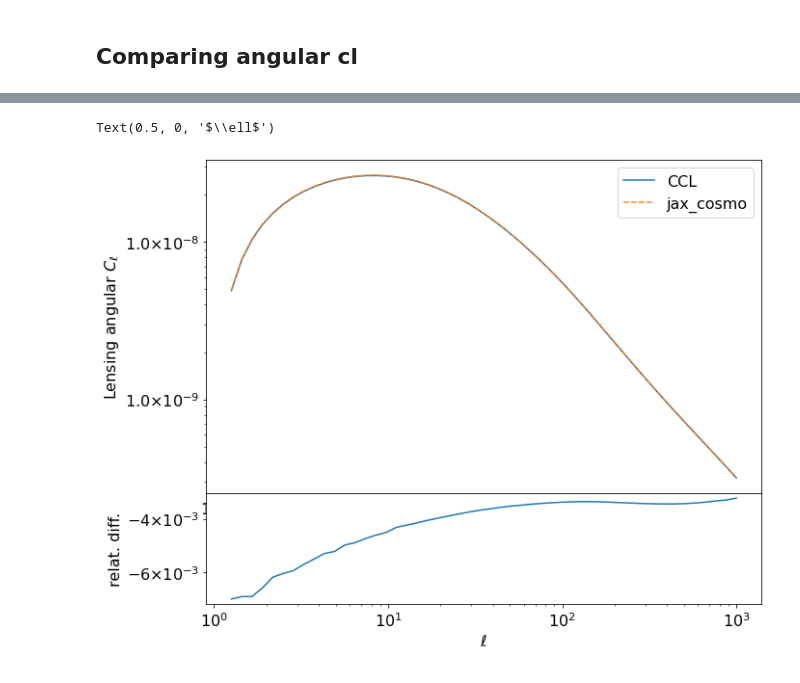
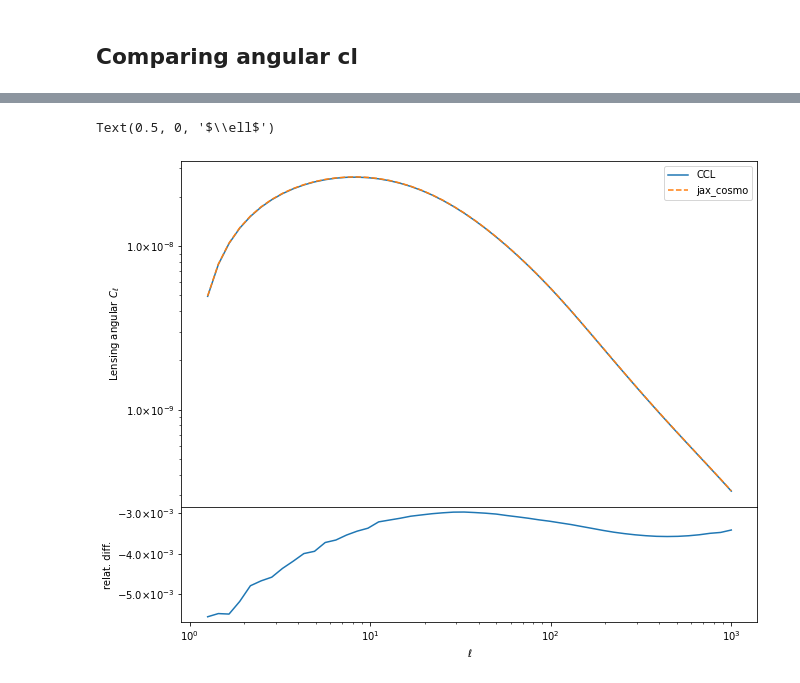
Before and after one commit to DifferentiableUniverseInitiative/jax-cosmo-paper, a Jupyter notebook: notebooks/CCL_comparison.ipynb, the cells around one changed output, grey strips where cells are left out. Cells and saved outputs as stored; diff of their text form; code cells hidden in the pictures.

```diff
--- a/notebooks/CCL_comparison.ipynb
+++ b/notebooks/CCL_comparison.ipynb
@@ -50,6 +58,7 @@ ccl.__version__
 # We first define equivalent CCL and jax_cosmo cosmologies
 
 ccl.spline_params.A_SPLINE_NLOG=5*1024
+ccl.physical_constants['T_CMB'] = 2.726  # as jax-cosmo
 
 cosmo_ccl= ccl.Cosmology(
     Omega_c=0.3, Omega_b=0.05, h=0.7, sigma8 = 0.8, n_s=0.96,
@@ -269,7 +286,7 @@ from jax_cosmo.redshift import smail_nz
 # with a Smail distribution with a=1, b=2, z0=1
 nz = smail_nz(1.,2., 1.)
 # %%
-z = np.linspace(0,4,1024)
+z = np.linspace(0,4,256)
 plt.plot(z, nz(z))
 plt.xlabel(r'Redshift $z$');
 plt.title('Normalized n(z)');
@@ -290,26 +307,26 @@ cl_jax = angular_cl(cosmo_jax, ell, [tracer_jax])
 # %%
 fig1 = plt.figure(1, figsize=(10,8))
 frame1=fig1.add_axes((.1,.3,.8,.6))
 plt.loglog(ell, cl_ccl,label='CCL')
 plt.loglog(ell, cl_jax[0], '--', label='jax_cosmo')
 plt.legend()
 plt.xlabel(r'$\ell$')
 plt.ylabel(r'Lensing angular $C_\ell$')
 plt.gca().yaxis.set_major_formatter(MathTextSciFormatter("%1.1e"))
 
 
 #Residual plot
 frame2=fig1.add_axes((.1,.1,.8,.2))
 difference=(cl_ccl-cl_jax[0])/cl_ccl
 plt.plot(ell,difference)
-plt.gca().yaxis.set_major_formatter(MathTextSciFormatter("%1.0e"))
+plt.gca().yaxis.set_major_formatter(MathTextSciFormatter("%1.1e"))
 
 plt.xscale("log")
 plt.ylabel(r"relat. diff.");
 plt.xlabel(r'$\ell$')
 # %% [output]
 Text(0.5, 0, '$\\ell$')
-[figure, old version]
+[figure, new version]
 # %%
 # Let's try galaxy clustering now
 from jax_cosmo.bias import constant_linear_bias
```
Also changed, not shown: parts of 19 cells of this notebook.
